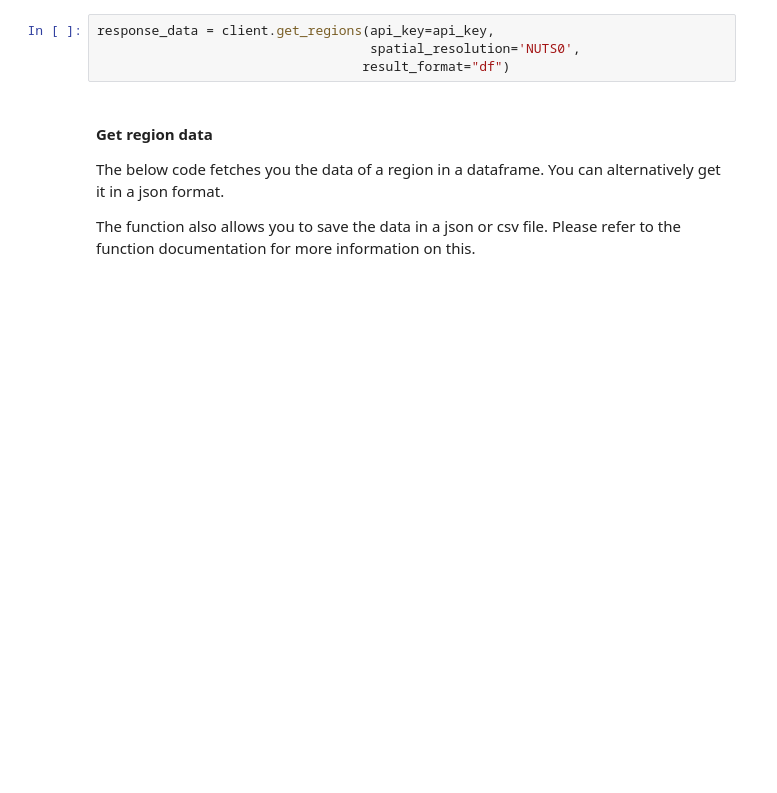
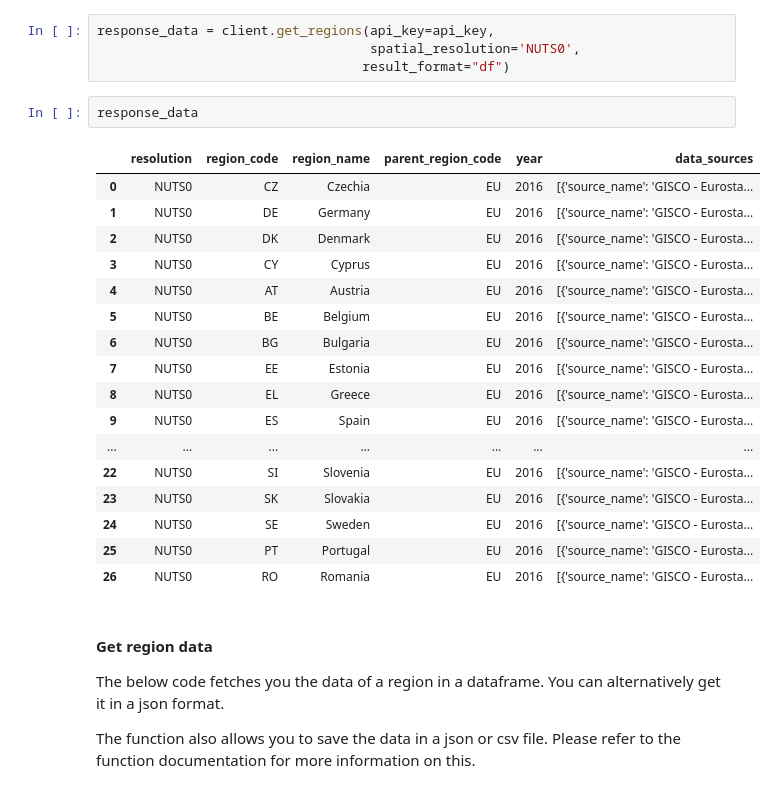
Before and after one commit to FZJ-IEK3-VSA/LOCALISED-Datasharing-API-Client, a Jupyter notebook: examples/data_access.ipynb, the cells around one changed output. Saved outputs shown, nothing was run; the diff lists cells and outputs as text; blank space fills up the shorter version.

```diff
--- a/examples/data_access.ipynb
+++ b/examples/data_access.ipynb
@@ -29,6 +29,26 @@ The function also allows you to save the data in a json or csv file. Please refe
 response_data = client.get_regions(api_key=api_key,
                                    spatial_resolution='NUTS0',
                                   result_format="df")
+# %%
+response_data
+# %% [output]
+|  | resolution | region_code | region_name | parent_region_code | year | data_sources |
+| 0 | NUTS0 | CZ | Czechia | EU | 2016 | [{'source_name': 'GISCO - Eurosta... |
+| 1 | NUTS0 | DE | Germany | EU | 2016 | [{'source_name': 'GISCO - Eurosta... |
+| 2 | NUTS0 | DK | Denmark | EU | 2016 | [{'source_name': 'GISCO - Eurosta... |
+| 3 | NUTS0 | CY | Cyprus | EU | 2016 | [{'source_name': 'GISCO - Eurosta... |
+| 4 | NUTS0 | AT | Austria | EU | 2016 | [{'source_name': 'GISCO - Eurosta... |
+| 5 | NUTS0 | BE | Belgium | EU | 2016 | [{'source_name': 'GISCO - Eurosta... |
+| 6 | NUTS0 | BG | Bulgaria | EU | 2016 | [{'source_name': 'GISCO - Eurosta... |
+| 7 | NUTS0 | EE | Estonia | EU | 2016 | [{'source_name': 'GISCO - Eurosta... |
+| 8 | NUTS0 | EL | Greece | EU | 2016 | [{'source_name': 'GISCO - Eurosta... |
+| 9 | NUTS0 | ES | Spain | EU | 2016 | [{'source_name': 'GISCO - Eurosta... |
+| ... | ... | ... | ... | ... | ... | ... |
+| 22 | NUTS0 | SI | Slovenia | EU | 2016 | [{'source_name': 'GISCO - Eurosta... |
+| 23 | NUTS0 | SK | Slovakia | EU | 2016 | [{'source_name': 'GISCO - Eurosta... |
+| 24 | NUTS0 | SE | Sweden | EU | 2016 | [{'source_name': 'GISCO - Eurosta... |
+| 25 | NUTS0 | PT | Portugal | EU | 2016 | [{'source_name': 'GISCO - Eurosta... |
+| 26 | NUTS0 | RO | Romania | EU | 2016 | [{'source_name': 'GISCO - Eurosta... |
 # %% [markdown]
 #### Get region data
 
```
Also changed, not shown: parts of 4 cells of this notebook, 3 other files.
